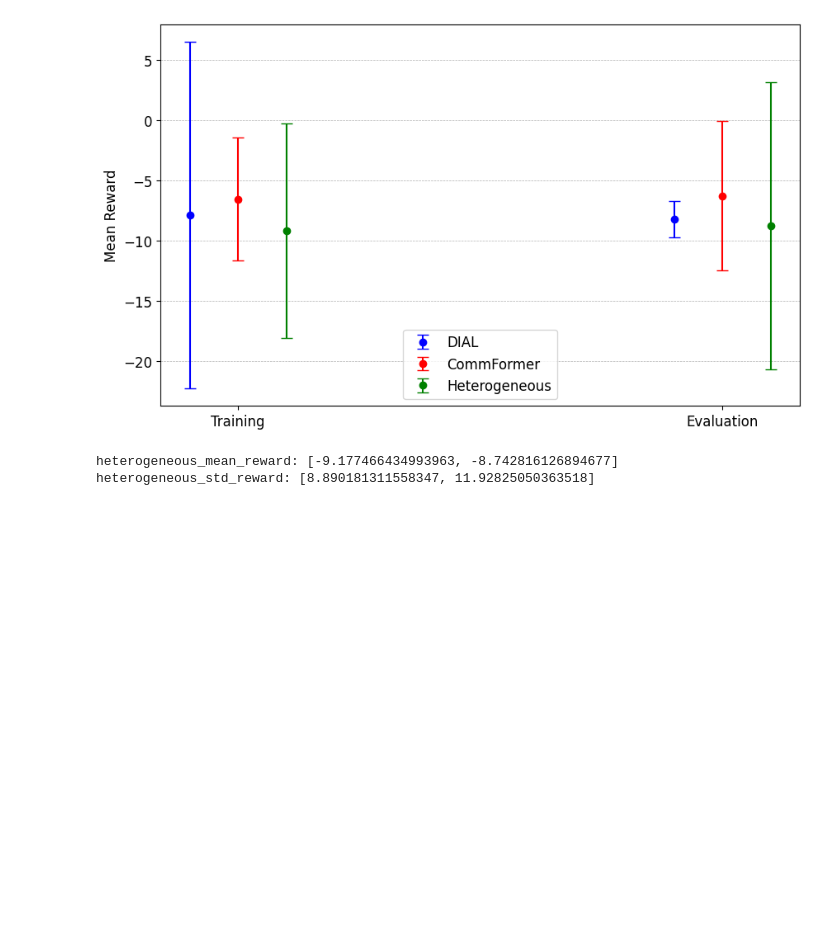
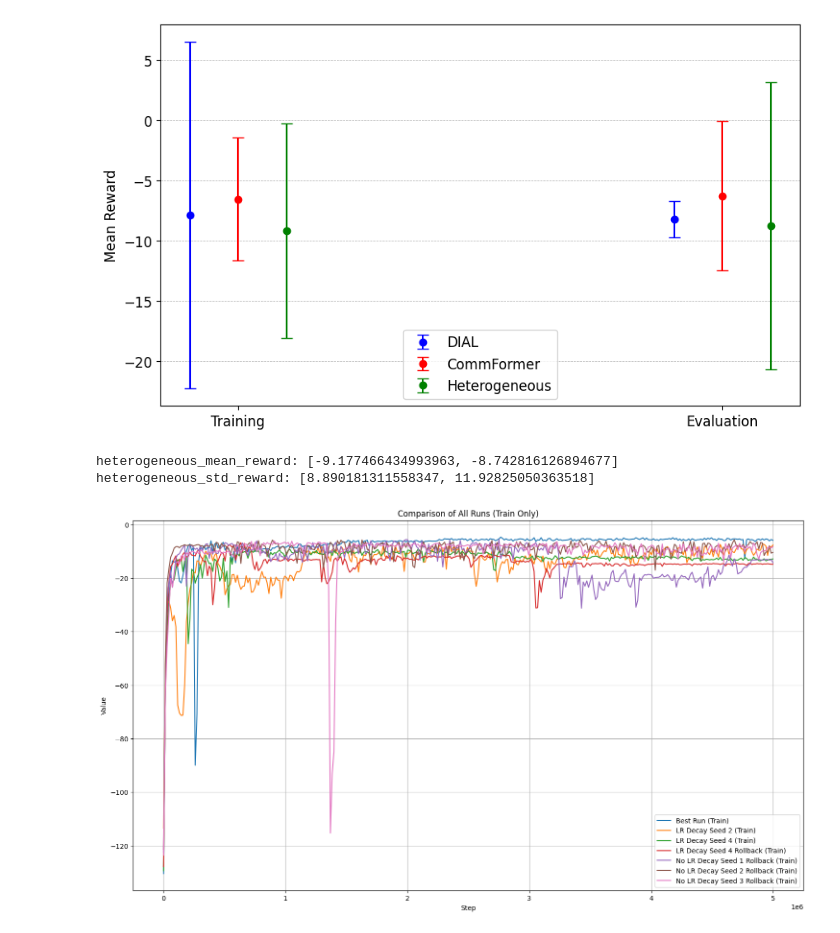
Before and after one commit to RMC-AIvsAI/CyMARL-CommFormer, a Jupyter notebook: commformer_experiment_analysis.ipynb, the cells around one changed output. Saved outputs shown, nothing was run; the diff lists cells and outputs as text; code cells hidden in the pictures; blank space fills up the shorter version.

```diff
--- a/commformer_experiment_analysis.ipynb
+++ b/commformer_experiment_analysis.ipynb
@@ -291,0 +356,19 @@ heterogeneous_std_reward: [8.890181311558347, 11.92825050363518]
+# %%
+plt.figure(figsize=(18, 10))
+
+plt.plot(df_best_run['Step'].to_numpy(), df_best_run['Value'].to_numpy(), label='Best Run (Train)')
+plt.plot(df_lr_decay_seed_2_run['Step'].to_numpy(), df_lr_decay_seed_2_run['Value'].to_numpy(), label='LR Decay Seed 2 (Train)')
+plt.plot(df_lr_decay_seed_4_run['Step'].to_numpy(), df_lr_decay_seed_4_run['Value'].to_numpy(), label='LR Decay Seed 4 (Train)')
+plt.plot(df_lr_decay_seed_4_rollback_run['Step'].to_numpy(), df_lr_decay_seed_4_rollback_run['Value'].to_numpy(), label='LR Decay Seed 4 Rollback (Train)')
+plt.plot(df_no_lr_decay_seed_1_rollback_run['Step'].to_numpy(), df_no_lr_decay_seed_1_rollback_run['Value'].to_numpy(), label='No LR Decay Seed 1 Rollback (Train)')
+plt.plot(df_no_lr_decay_seed_2_rollback_run['Step'].to_numpy(), df_no_lr_decay_seed_2_rollback_run['Value'].to_numpy(), label='No LR Decay Seed 2 Rollback (Train)')
+plt.plot(df_no_lr_decay_seed_3_rollback_run['Step'].to_numpy(), df_no_lr_decay_seed_3_rollback_run['Value'].to_numpy(), label='No LR Decay Seed 3 Rollback (Train)')
+
+plt.xlabel('Step')
+plt.ylabel('Value')
+plt.title('Comparison of All Runs (Train Only)')
+plt.legend(loc='best', fontsize=10)
+plt.grid(True)
+plt.show()
+# %% [output]
+[figure, added]
```
Also changed, not shown: parts of 6 cells of this notebook, 2 other files.
